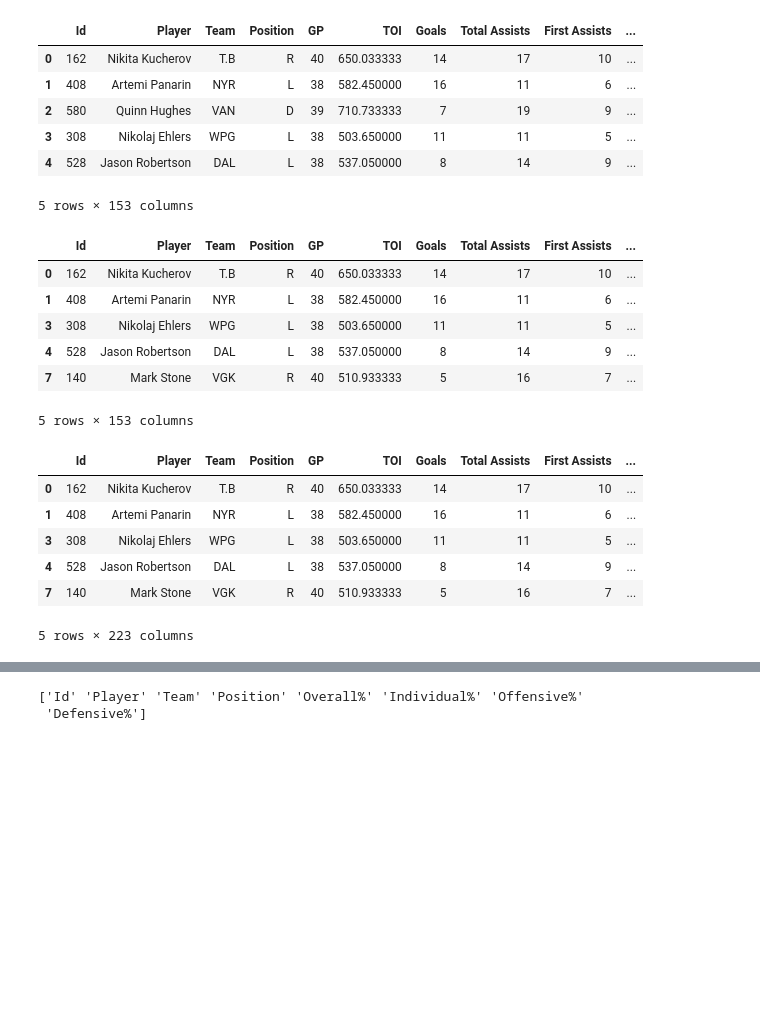
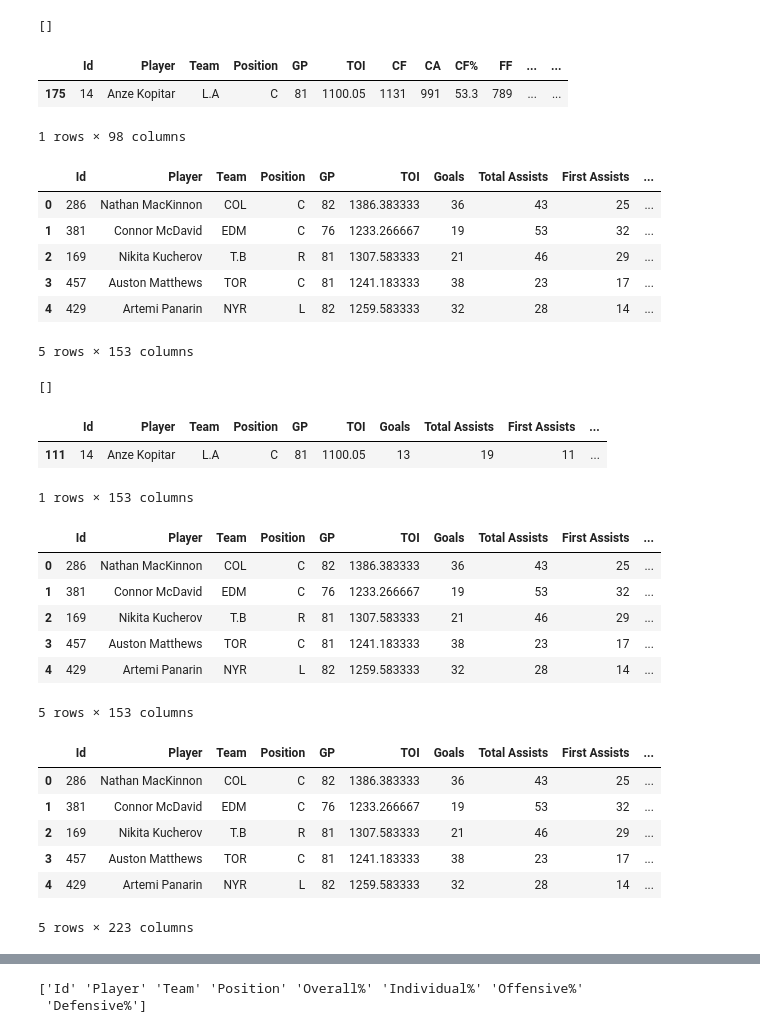
Before and after one commit to sanos666/player-cards-viewer, a Jupyter notebook: player-cards-demo.ipynb, the cells around one changed output, grey strips where cells are left out. Drawn from its saved outputs; the diff is of its cells as text; code cells hidden in the pictures; blank space fills up the shorter version.

```diff
--- a/player-cards-demo.ipynb
+++ b/player-cards-demo.ipynb
@@ -53,15 +103,41 @@ onice.head()
+# %%
+filter_cols = [col for col in onice.columns if '_y' in col]
+#print(list(onice.columns))
+print(filter_cols)
+# %% [output]
+[]
+# %%
+onice.loc[onice['Player'] == 'Anze Kopitar']
+# %% [output]
+|  | Id | Player | Team | Position | GP | TOI | CF | CA | CF% | FF | ... | ... |
+| 175 | 14 | Anze Kopitar | L.A | C | 81 | 1100.05 | 1131 | 991 | 53.3 | 789 | ... | ... |
+1 rows × 98 columns
 # %%
 #Merge both tables
-data = pd.merge(individual, onice)
+onice = onice.drop(columns=['Player', 'Team', 'Position', 'GP', 'TOI', 'TOI/GP'])
+
+data = pd.merge(individual, onice, on='Id', how='left')
 data.head()
 # %% [output]
 |  | Id | Player | Team | Position | GP | TOI | Goals | Total Assists | First Assists | ... |
-| 0 | 162 | Nikita Kucherov | T.B | R | 40 | 650.033333 | 14 | 17 | 10 | ... |
-| 1 | 408 | Artemi Panarin | NYR | L | 38 | 582.450000 | 16 | 11 | 6 | ... |
-| 2 | 580 | Quinn Hughes | VAN | D | 39 | 710.733333 | 7 | 19 | 9 | ... |
-| 3 | 308 | Nikolaj Ehlers | WPG | L | 38 | 503.650000 | 11 | 11 | 5 | ... |
-| 4 | 528 | Jason Robertson | DAL | L | 38 | 537.050000 | 8 | 14 | 9 | ... |
+| 0 | 286 | Nathan MacKinnon | COL | C | 82 | 1386.383333 | 36 | 43 | 25 | ... |
+| 1 | 381 | Connor McDavid | EDM | C | 76 | 1233.266667 | 19 | 53 | 32 | ... |
+| 2 | 169 | Nikita Kucherov | T.B | R | 81 | 1307.583333 | 21 | 46 | 29 | ... |
+| 3 | 457 | Auston Matthews | TOR | C | 81 | 1241.183333 | 38 | 23 | 17 | ... |
+| 4 | 429 | Artemi Panarin | NYR | L | 82 | 1259.583333 | 32 | 28 | 14 | ... |
 5 rows × 153 columns
+# %%
+filter_cols = [col for col in data.columns if '_y' in col]
+#print(list(onice.columns))
+print(filter_cols)
+# %% [output]
+[]
+# %%
+data.loc[data['Id'] == 14]
+# %% [output]
+|  | Id | Player | Team | Position | GP | TOI | Goals | Total Assists | First Assists | ... |
+| 111 | 14 | Anze Kopitar | L.A | C | 81 | 1100.05 | 13 | 19 | 11 | ... |
+1 rows × 153 columns
 # %%
 #Select forwards
 # %%
@@ -69,11 +145,11 @@ data = data.loc[data['Position'] != 'D']
 data.head()
 # %% [output]
 |  | Id | Player | Team | Position | GP | TOI | Goals | Total Assists | First Assists | ... |
-| 0 | 162 | Nikita Kucherov | T.B | R | 40 | 650.033333 | 14 | 17 | 10 | ... |
-| 1 | 408 | Artemi Panarin | NYR | L | 38 | 582.450000 | 16 | 11 | 6 | ... |
-| 3 | 308 | Nikolaj Ehlers | WPG | L | 38 | 503.650000 | 11 | 11 | 5 | ... |
-| 4 | 528 | Jason Robertson | DAL | L | 38 | 537.050000 | 8 | 14 | 9 | ... |
-| 7 | 140 | Mark Stone | VGK | R | 40 | 510.933333 | 5 | 16 | 7 | ... |
+| 0 | 286 | Nathan MacKinnon | COL | C | 82 | 1386.383333 | 36 | 43 | 25 | ... |
+| 1 | 381 | Connor McDavid | EDM | C | 76 | 1233.266667 | 19 | 53 | 32 | ... |
+| 2 | 169 | Nikita Kucherov | T.B | R | 81 | 1307.583333 | 21 | 46 | 29 | ... |
+| 3 | 457 | Auston Matthews | TOR | C | 81 | 1241.183333 | 38 | 23 | 17 | ... |
+| 4 | 429 | Artemi Panarin | NYR | L | 82 | 1259.583333 | 32 | 28 | 14 | ... |
 5 rows × 153 columns
 # %%
 # List of column names
@@ -114,11 +190,11 @@ for i in range(0,70):
 data.head()
 # %% [output]
 |  | Id | Player | Team | Position | GP | TOI | Goals | Total Assists | First Assists | ... |
-| 0 | 162 | Nikita Kucherov | T.B | R | 40 | 650.033333 | 14 | 17 | 10 | ... |
-| 1 | 408 | Artemi Panarin | NYR | L | 38 | 582.450000 | 16 | 11 | 6 | ... |
-| 3 | 308 | Nikolaj Ehlers | WPG | L | 38 | 503.650000 | 11 | 11 | 5 | ... |
-| 4 | 528 | Jason Robertson | DAL | L | 38 | 537.050000 | 8 | 14 | 9 | ... |
-| 7 | 140 | Mark Stone | VGK | R | 40 | 510.933333 | 5 | 16 | 7 | ... |
+| 0 | 286 | Nathan MacKinnon | COL | C | 82 | 1386.383333 | 36 | 43 | 25 | ... |
+| 1 | 381 | Connor McDavid | EDM | C | 76 | 1233.266667 | 19 | 53 | 32 | ... |
+| 2 | 169 | Nikita Kucherov | T.B | R | 81 | 1307.583333 | 21 | 46 | 29 | ... |
+| 3 | 457 | Auston Matthews | TOR | C | 81 | 1241.183333 | 38 | 23 | 17 | ... |
+| 4 | 429 | Artemi Panarin | NYR | L | 82 | 1259.583333 | 32 | 28 | 14 | ... |
 5 rows × 223 columns
 # %%
 #Apply model functions - Forwards
```
Also changed, not shown: parts of 14 cells of this notebook.
